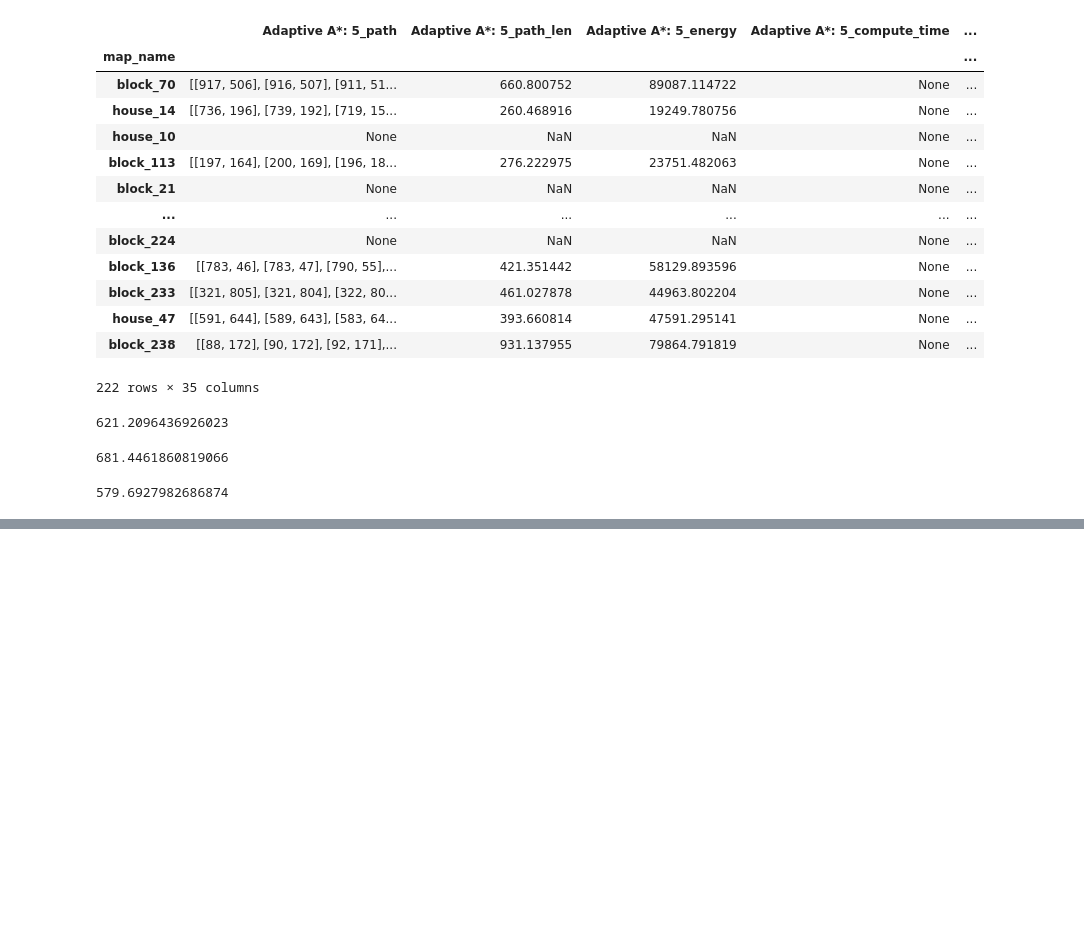
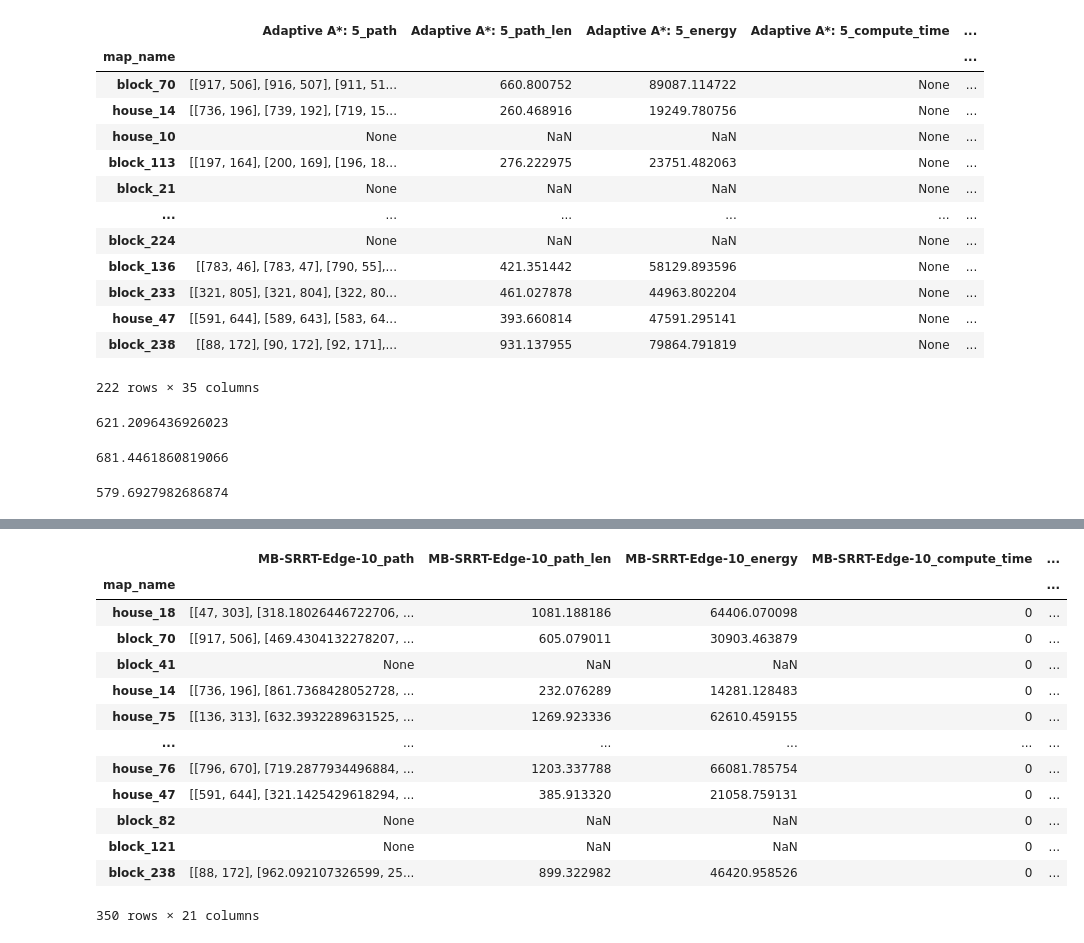
Before and after one commit to cameronstackhouse/PathPlanning, a Jupyter notebook: src/Evaluation/2D-results/static.ipynb, the cells around one changed output, grey strips where cells are left out. Drawn from its saved outputs; the diff is of its cells as text; code cells hidden in the pictures; blank space fills up the shorter version.

Commit message:
Get 2D energy numbers

```diff
--- a/src/Evaluation/2D-results/static.ipynb
+++ b/src/Evaluation/2D-results/static.ipynb
@@ -145,0 +179,36 @@ See the caveats in the documentation: https://pandas.pydata.org/pandas-docs/stab
+# %%
+df_list = []
+
+for entry in different_time:
+    algorithm_name = entry["Algorithm"]
+    map_names = entry["Map Names"]
+    results = entry["Results"]
+
+    df = pd.DataFrame(results)
+
+    df["map_name"] = map_names
+
+    df.set_index("map_name", inplace=True)
+
+    df.columns = [f"{algorithm_name}_{col}" for col in df.columns]
+
+    df_list.append(df)
+
+final_df = pd.concat(df_list, axis=1)
+
+final_df
+# %% [output]
+|  | MB-SRRT-Edge-10_path | MB-SRRT-Edge-10_path_len | MB-SRRT-Edge-10_energy | MB-SRRT-Edge-10_compute_time | ... |
+| map_name |  |  |  |  | ... |
+| house_18 | [[47, 303], [318.18026446722706, ... | 1081.188186 | 64406.070098 | 0 | ... |
+| block_70 | [[917, 506], [469.4304132278207, ... | 605.079011 | 30903.463879 | 0 | ... |
+| block_41 | None | NaN | NaN | 0 | ... |
+| house_14 | [[736, 196], [861.7368428052728, ... | 232.076289 | 14281.128483 | 0 | ... |
+| house_75 | [[136, 313], [632.3932289631525, ... | 1269.923336 | 62610.459155 | 0 | ... |
+| ... | ... | ... | ... | ... | ... |
+| house_76 | [[796, 670], [719.2877934496884, ... | 1203.337788 | 66081.785754 | 0 | ... |
+| house_47 | [[591, 644], [321.1425429618294, ... | 385.913320 | 21058.759131 | 0 | ... |
+| block_82 | None | NaN | NaN | 0 | ... |
+| block_121 | None | NaN | NaN | 0 | ... |
+| block_238 | [[88, 172], [962.092107326599, 25... | 899.322982 | 46420.958526 | 0 | ... |
+350 rows × 21 columns
```
Also changed, not shown: parts of 14 cells of this notebook, 3 other files.
